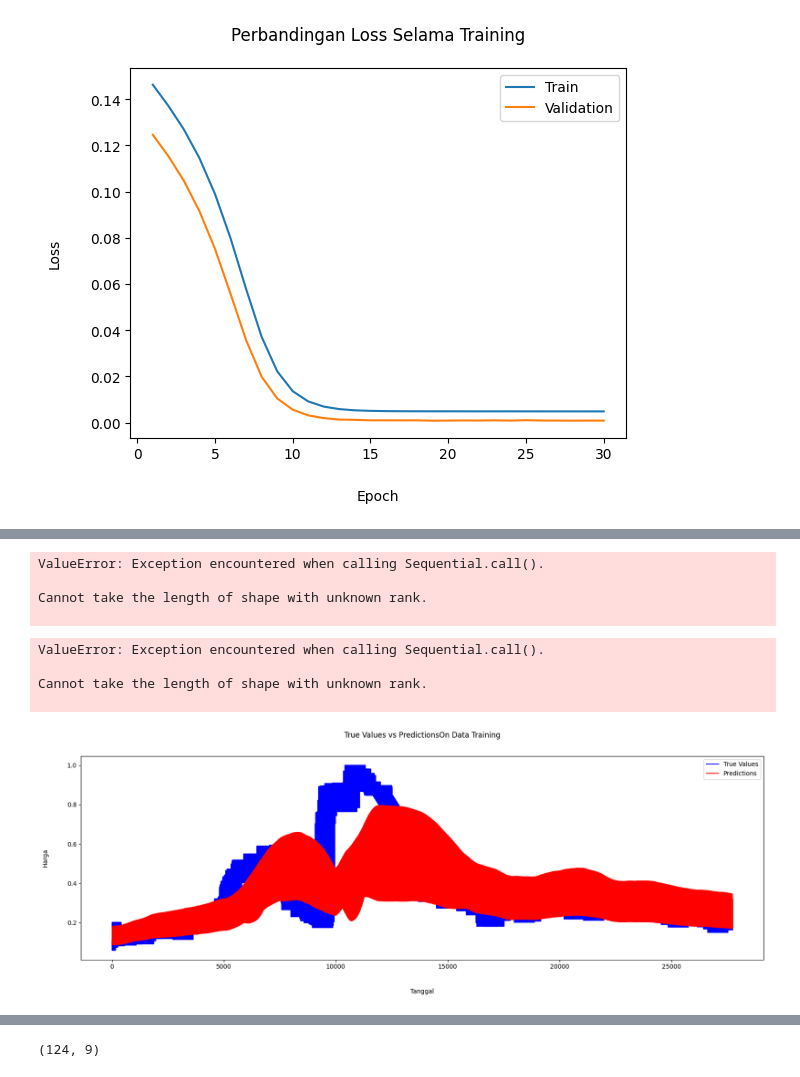
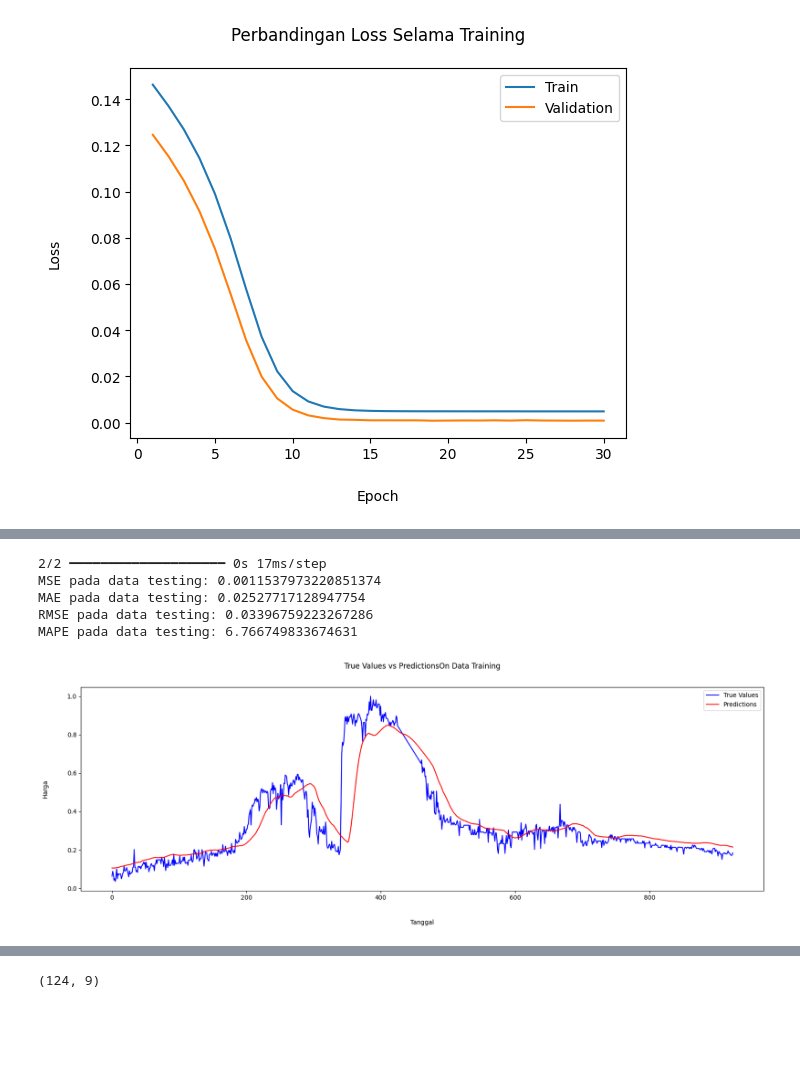
Before and after one commit to wisnukuncoro/final-project, a Jupyter notebook: app/MachineLearning/notebooks/modelling.ipynb, the cells around one changed output, grey strips where cells are left out. Saved outputs shown, nothing was run; the diff lists cells and outputs as text; code cells hidden in the pictures; blank space fills up the shorter version.

```diff
--- a/app/MachineLearning/notebooks/modelling.ipynb
+++ b/app/MachineLearning/notebooks/modelling.ipynb
@@ -32,7 +32,7 @@ data_train = data_scaled[:train_split]
 data_val = data_scaled[train_split:-test_split]
 data_test = data_scaled[-test_split:]
 # %%
-n_feature = 0
+n_feature = 8
 n_timestep = 30
 n_output = 31
 
@@ -96,6 +96,6 @@ with open('../scalers/scaler_1.pkl', 'rb') as file:
     scaler = pickle.load(file)
 # %%
 # Memuat model dari file .h5
-model = tf.keras.models.load_model('../models/model_1.h5')
+model = tf.keras.models.load_model('../models/model_9.h5')
 # %% [output]
 WARNING:absl:Compiled the loaded model, but the compiled metrics have yet to be built. `model.compile_metrics` will be empty until you train or evaluate the model.
@@ -286,32 +143,26 @@ print(f'MAE pada data testing: {mae}')
 print(f'RMSE pada data testing: {rmse}')
 print(f'MAPE pada data testing: {mape}')
 # %% [output]
-ValueError: Exception encountered when calling Sequential.call().
-
-Cannot take the length of shape with unknown rank.
-
+2/2 ━━━━━━━━━━━━━━━━━━━━ 0s 17ms/step
+MSE pada data testing: 0.0011537973220851374
+MAE pada data testing: 0.02527717128947754
+RMSE pada data testing: 0.03396759223267286
+MAPE pada data testing: 6.766749833674631
-# %%
-model.predict(trainX[200:202])
-# %% [output]
-ValueError: Exception encountered when calling Sequential.call().
-
-Cannot take the length of shape with unknown rank.
-
 # %%
 # Plot nilai prediksi dan nilai sebenarnya
 
 plt.figure(figsize=(20, 6))
-plt.plot(trainY.flatten(), label='True Values', color='blue')
-plt.plot(predictionsOnTrain.flatten(), label='Predictions', color='red')
+plt.plot(trainY[:, 10].flatten(), label='True Values', color='blue')
+plt.plot(predictionsOnTrain[:,10].flatten(), label='Predictions', color='red')
 
 plt.xlabel('Tanggal', labelpad=30)
 plt.ylabel('Harga', labelpad=30)
 plt.title('True Values vs PredictionsOn Data Training', pad=30)
 plt.legend()
 
 plt.show()
 # %% [output]
-[figure, old version]
+[figure, new version]
 # %%
 # Plot nilai prediksi dan nilai sebenarnya
 
```
Also changed, not shown: parts of 30 cells of this notebook, 8 other files.
